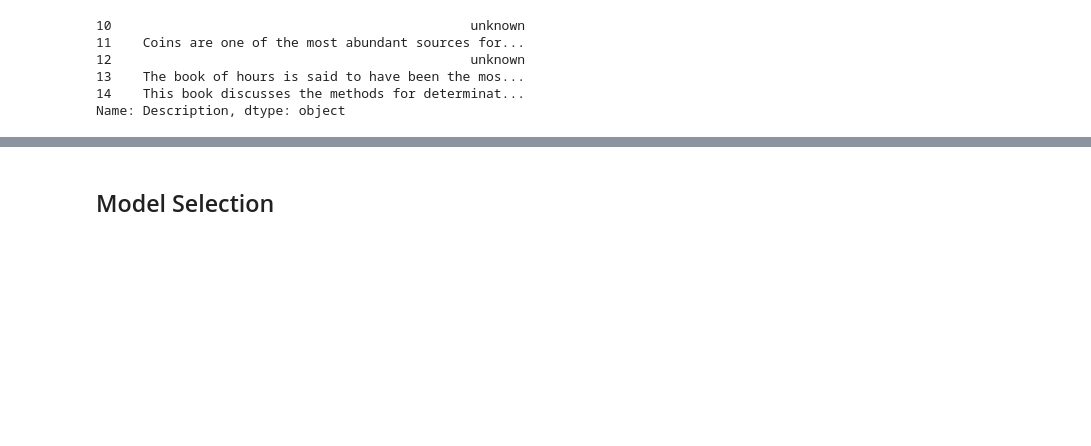
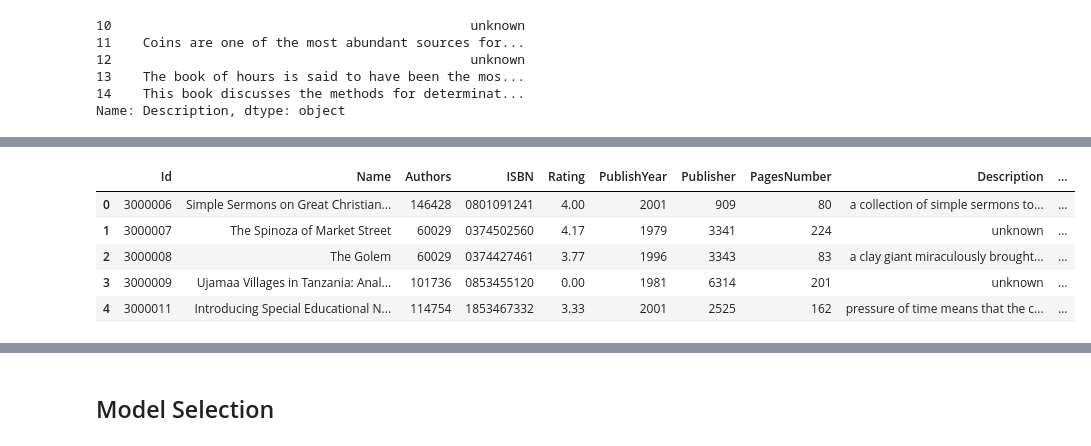
Before and after one commit to Fatemenamdar20/Book_recommendation_sy, a Jupyter notebook: book.ipynb, the cells around one changed output, grey strips where cells are left out. Cells and saved outputs as stored; diff of their text form; code cells hidden in the pictures; blank space fills up the shorter version.

```diff
--- a/book.ipynb
+++ b/book.ipynb
@@ -350,3 +361,8 @@ df.drop(columns=["PublishDay"], inplace=True)
+# %%
+df = df[
+    (df["PagesNumber"] >= 50) &
+    (df["PagesNumber"] <= 12000)
+]
 # %%
 df["Authors"].dtype
 # %% [output]
@@ -407,3 +423,16 @@ df.tail(3)
 | 256592 | 3724827 | Rodale's Complete Home Products M... | rodale_press | 0878577971 | 0.0 | 1989 | rodale_press | 354 | unknown | ... |
 | 256593 | 3724833 | Doing Business in Arizona: A Lega... | snell_&_wilmer_associates | 0816518890 | 0.0 | 1998 | university_of_arizona_press | 330 | <b><i>doing business in arizona</... | ... |
 | 256594 | 3724836 | Mennonite Identity in Conflict | leo_driedger | 0889468559 | 0.0 | 1988 | edwin_mellen_press | 237 | mennonites still comprise one of ... | ... |
+# %%
+for col in ["Authors", "Publisher"]:
+    encoder = LabelEncoder()
+    df[col] = encoder.fit_transform(df[col])
+# %%
+df.head()
+# %% [output]
+|  | Id | Name | Authors | ISBN | Rating | PublishYear | Publisher | PagesNumber | Description | ... |
+| 0 | 3000006 | Simple Sermons on Great Christian... | 146428 | 0801091241 | 4.00 | 2001 | 909 | 80 | a collection of simple sermons to... | ... |
+| 1 | 3000007 | The Spinoza of Market Street | 60029 | 0374502560 | 4.17 | 1979 | 3341 | 224 | unknown | ... |
+| 2 | 3000008 | The Golem | 60029 | 0374427461 | 3.77 | 1996 | 3343 | 83 | a clay giant miraculously brought... | ... |
+| 3 | 3000009 | Ujamaa Villages in Tanzania: Anal... | 101736 | 0853455120 | 0.00 | 1981 | 6314 | 201 | unknown | ... |
+| 4 | 3000011 | Introducing Special Educational N... | 114754 | 1853467332 | 3.33 | 2001 | 2525 | 162 | pressure of time means that the c... | ... |
```
Also changed, not shown: parts of 24 cells of this notebook.
